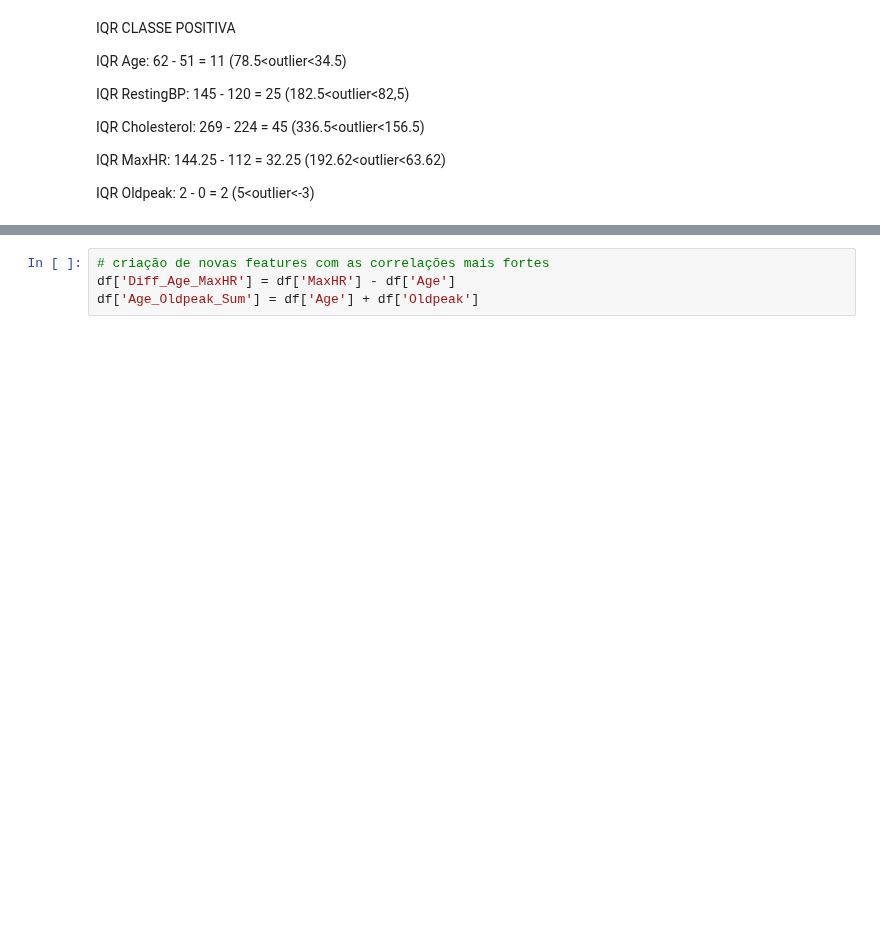
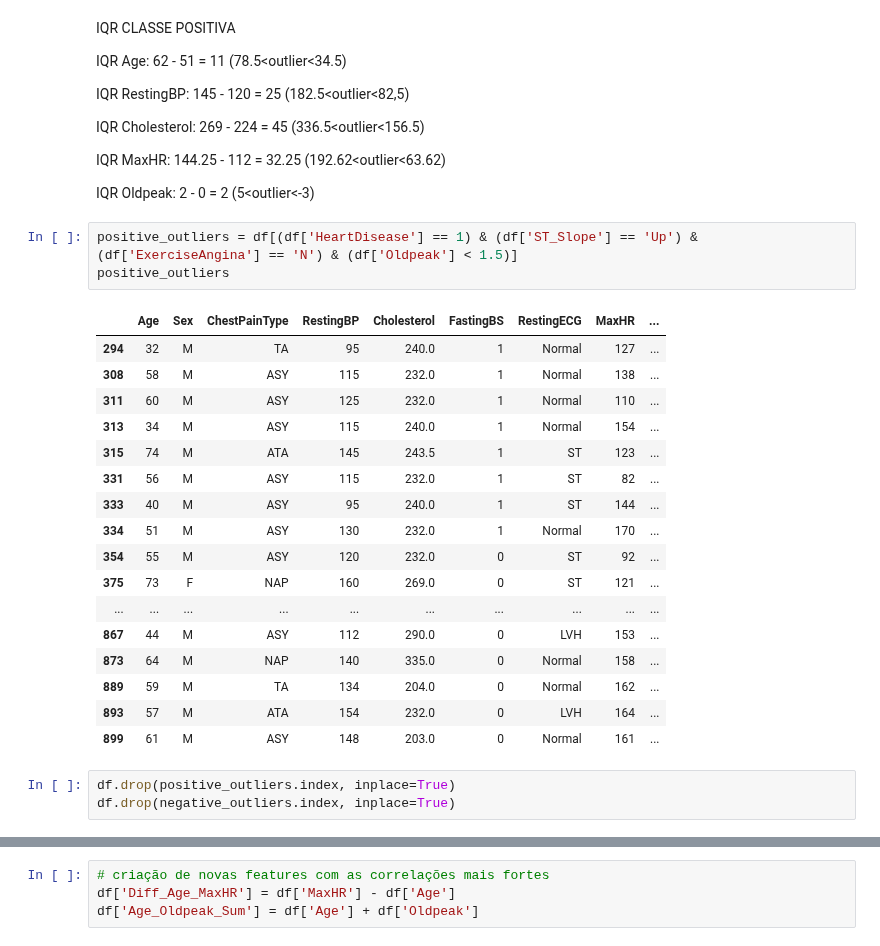
Before and after one commit to malf75/Heart-Failure-ML, a Jupyter notebook: heartdisease.ipynb, the cells around one changed output, grey strips where cells are left out. Cells and saved outputs as stored; diff of their text form; blank space fills up the shorter version.

```diff
--- a/heartdisease.ipynb
+++ b/heartdisease.ipynb
@@ -130,6 +231,30 @@ IQR Cholesterol: 269 - 224 = 45 (336.5<outlier<156.5)
 IQR MaxHR: 144.25 - 112 = 32.25 (192.62<outlier<63.62)
 
 IQR Oldpeak: 2 - 0 = 2 (5<outlier<-3)
+# %%
+positive_outliers = df[(df['HeartDisease'] == 1) & (df['ST_Slope'] == 'Up') & (df['ExerciseAngina'] == 'N') & (df['Oldpeak'] < 1.5)]
+positive_outliers
+# %% [output]
+|  | Age | Sex | ChestPainType | RestingBP | Cholesterol | FastingBS | RestingECG | MaxHR | ... |
+| 294 | 32 | M | TA | 95 | 240.0 | 1 | Normal | 127 | ... |
+| 308 | 58 | M | ASY | 115 | 232.0 | 1 | Normal | 138 | ... |
+| 311 | 60 | M | ASY | 125 | 232.0 | 1 | Normal | 110 | ... |
+| 313 | 34 | M | ASY | 115 | 240.0 | 1 | Normal | 154 | ... |
+| 315 | 74 | M | ATA | 145 | 243.5 | 1 | ST | 123 | ... |
+| 331 | 56 | M | ASY | 115 | 232.0 | 1 | ST | 82 | ... |
+| 333 | 40 | M | ASY | 95 | 240.0 | 1 | ST | 144 | ... |
+| 334 | 51 | M | ASY | 130 | 232.0 | 1 | Normal | 170 | ... |
+| 354 | 55 | M | ASY | 120 | 232.0 | 0 | ST | 92 | ... |
+| 375 | 73 | F | NAP | 160 | 269.0 | 0 | ST | 121 | ... |
+| ... | ... | ... | ... | ... | ... | ... | ... | ... | ... |
+| 867 | 44 | M | ASY | 112 | 290.0 | 0 | LVH | 153 | ... |
+| 873 | 64 | M | NAP | 140 | 335.0 | 0 | Normal | 158 | ... |
+| 889 | 59 | M | TA | 134 | 204.0 | 0 | Normal | 162 | ... |
+| 893 | 57 | M | ATA | 154 | 232.0 | 0 | LVH | 164 | ... |
+| 899 | 61 | M | ASY | 148 | 203.0 | 0 | Normal | 161 | ... |
+# %%
+df.drop(positive_outliers.index, inplace=True)
+df.drop(negative_outliers.index, inplace=True)
 # %%
 features_dict = {
     'Age': [78.5, 34.5],
```
Also changed, not shown: parts of 43 cells of this notebook.
